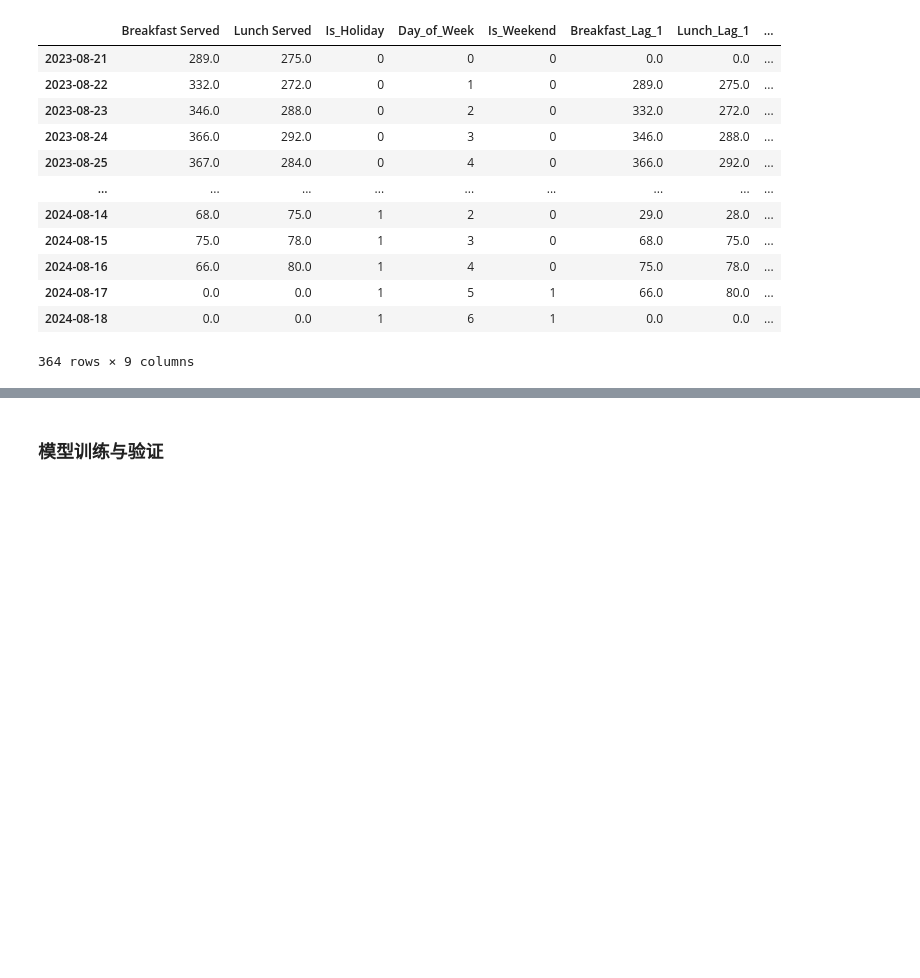
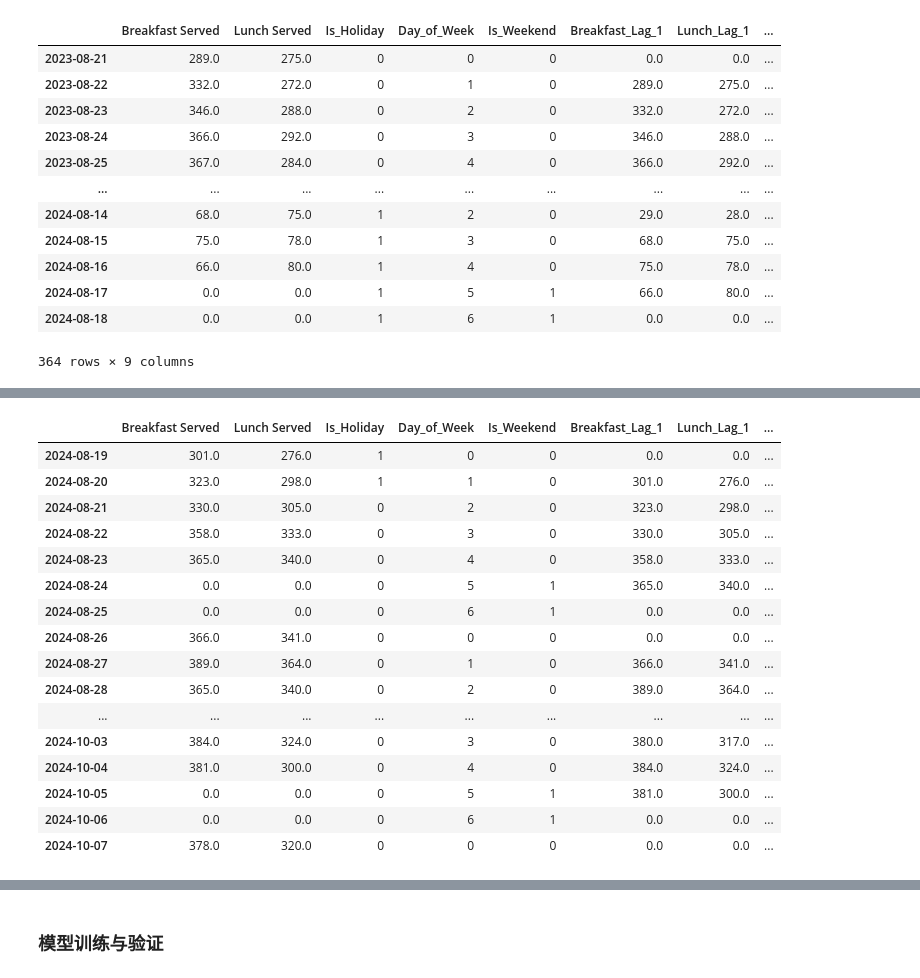
Before and after one commit to yaoyao55/MLDS_Project, a Jupyter notebook: served_meal_pred.ipynb, the cells around one changed output, grey strips where cells are left out. Cells and saved outputs as stored; diff of their text form; code cells hidden in the pictures; blank space fills up the shorter version.

```diff
--- a/served_meal_pred.ipynb
+++ b/served_meal_pred.ipynb
@@ -359,0 +344,20 @@ X_train_breakfast_shuffled
+# %%
+X_test_breakfast
+# %% [output]
+|  | Breakfast Served | Lunch Served | Is_Holiday | Day_of_Week | Is_Weekend | Breakfast_Lag_1 | Lunch_Lag_1 | ... |
+| 2024-08-19 | 301.0 | 276.0 | 1 | 0 | 0 | 0.0 | 0.0 | ... |
+| 2024-08-20 | 323.0 | 298.0 | 1 | 1 | 0 | 301.0 | 276.0 | ... |
+| 2024-08-21 | 330.0 | 305.0 | 0 | 2 | 0 | 323.0 | 298.0 | ... |
+| 2024-08-22 | 358.0 | 333.0 | 0 | 3 | 0 | 330.0 | 305.0 | ... |
+| 2024-08-23 | 365.0 | 340.0 | 0 | 4 | 0 | 358.0 | 333.0 | ... |
+| 2024-08-24 | 0.0 | 0.0 | 0 | 5 | 1 | 365.0 | 340.0 | ... |
+| 2024-08-25 | 0.0 | 0.0 | 0 | 6 | 1 | 0.0 | 0.0 | ... |
+| 2024-08-26 | 366.0 | 341.0 | 0 | 0 | 0 | 0.0 | 0.0 | ... |
+| 2024-08-27 | 389.0 | 364.0 | 0 | 1 | 0 | 366.0 | 341.0 | ... |
+| 2024-08-28 | 365.0 | 340.0 | 0 | 2 | 0 | 389.0 | 364.0 | ... |
+| ... | ... | ... | ... | ... | ... | ... | ... | ... |
+| 2024-10-03 | 384.0 | 324.0 | 0 | 3 | 0 | 380.0 | 317.0 | ... |
+| 2024-10-04 | 381.0 | 300.0 | 0 | 4 | 0 | 384.0 | 324.0 | ... |
+| 2024-10-05 | 0.0 | 0.0 | 0 | 5 | 1 | 381.0 | 300.0 | ... |
+| 2024-10-06 | 0.0 | 0.0 | 0 | 6 | 1 | 0.0 | 0.0 | ... |
+| 2024-10-07 | 378.0 | 320.0 | 0 | 0 | 0 | 0.0 | 0.0 | ... |
```
Also changed, not shown: parts of 8 cells of this notebook, 2 other files.
